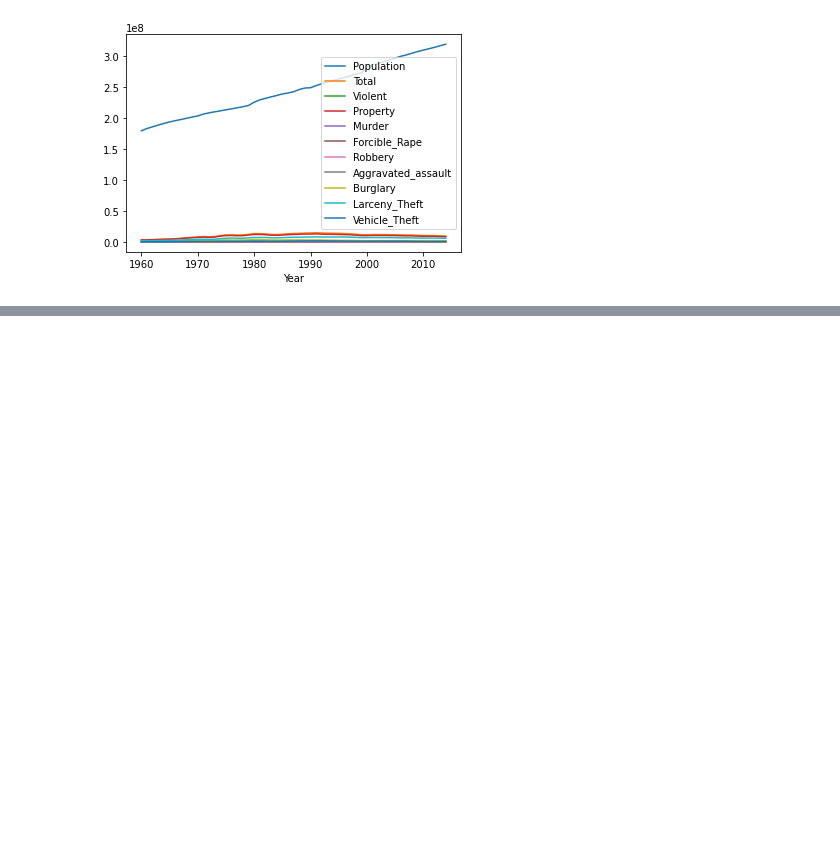
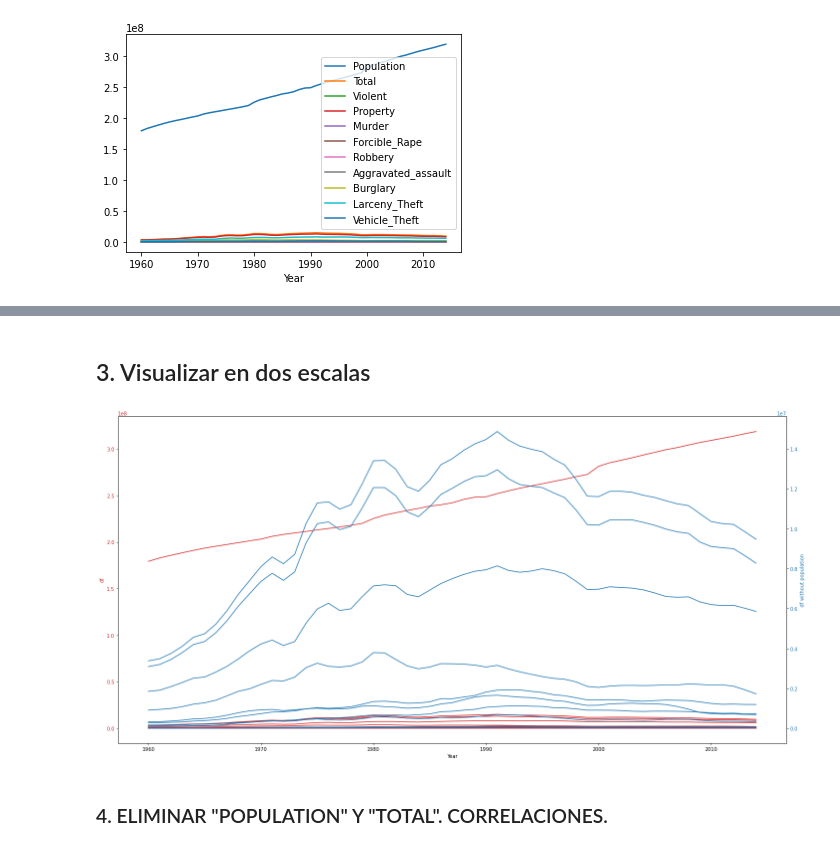
Before and after one commit to XinruYang/Data-Science-Bootcamp-21, a Jupyter notebook: week10_ML_competition_pca_kmeans/day1_gridsearch_pipelines/exercises/3.crime.ipynb, the cells around one changed output, grey strips where cells are left out. Drawn from its saved outputs; the diff is of its cells as text; code cells hidden in the pictures; blank space fills up the shorter version.

```diff
--- a/week10_ML_competition_pca_kmeans/day1_gridsearch_pipelines/exercises/3.crime.ipynb
+++ b/week10_ML_competition_pca_kmeans/day1_gridsearch_pipelines/exercises/3.crime.ipynb
@@ -20,0 +29,28 @@ df.plot()
+# %% [markdown]
+## 3. Visualizar en dos escalas
+# %%
+data1 = df
+data2 = df.drop("Population", axis=1)
+
+
+fig, ax1 = plt.subplots(figsize=(20,10))
+
+color = 'tab:red'
+ax1.set_xlabel('Year')
+ax1.set_ylabel('df', color=color)
+ax1.plot(data1, color=color)
+ax1.tick_params(axis='y', labelcolor=color)
+
+ax2 = ax1.twinx()
+
+color = 'tab:blue'
+ax2.set_ylabel('df without population', color=color)
+ax2.plot(data2, color=color)
+ax2.tick_params(axis='y', labelcolor=color)
+
+fig.tight_layout()
+plt.show()
+# %% [output]
+[figure, added]
+# %% [markdown]
+### 4. ELIMINAR "POPULATION" Y "TOTAL". CORRELACIONES.
```
Also changed, not shown: parts of 32 cells of this notebook, 4 other files.
